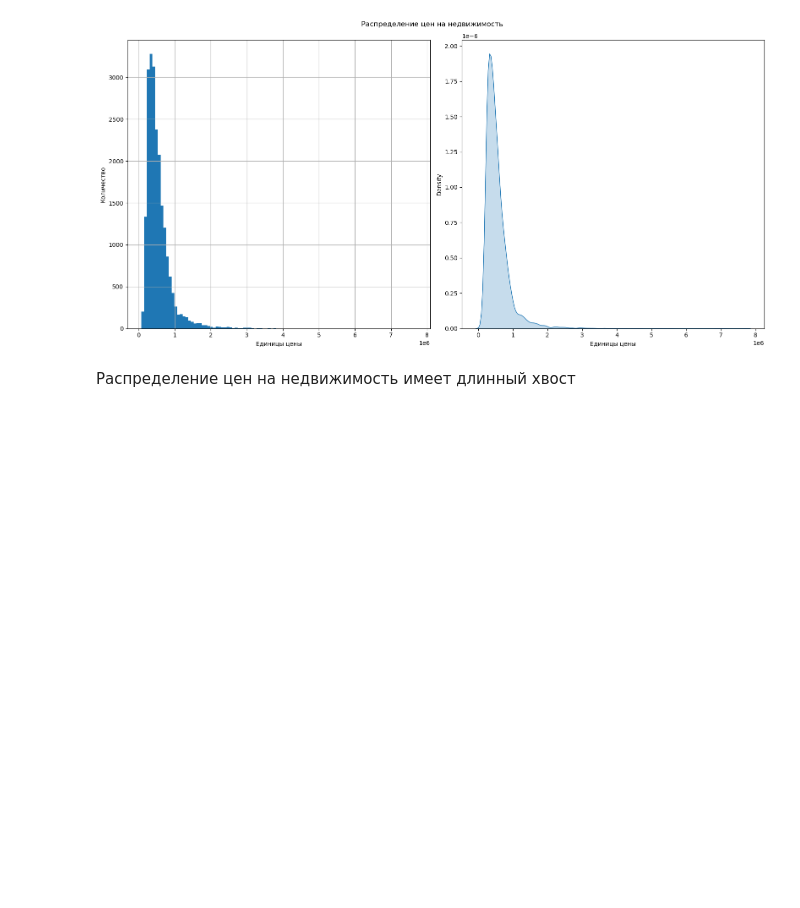
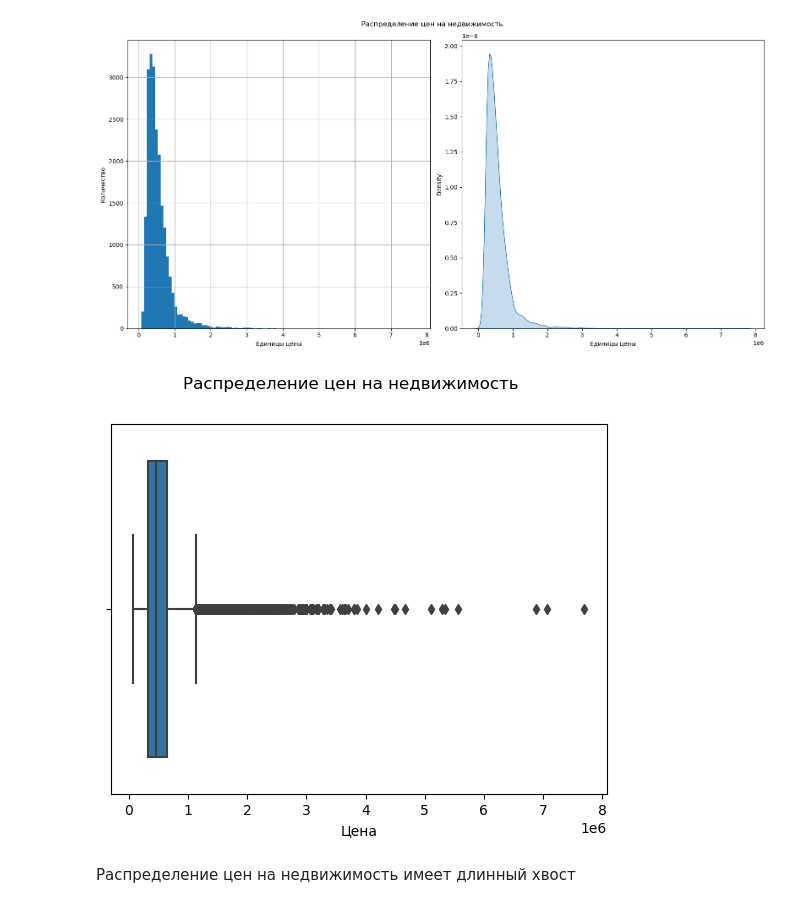
Before and after one commit to dnlygvtv/Python_for_Data_Science_HWs, a Jupyter notebook: HW/HW_4.ipynb, the cells around one changed output. Saved outputs shown, nothing was run; the diff lists cells and outputs as text; code cells hidden in the pictures; blank space fills up the shorter version.

```diff
--- a/HW/HW_4.ipynb
+++ b/HW/HW_4.ipynb
@@ -69,6 +69,12 @@ plt.tight_layout()
 plt.show()
 # %% [output]
 [figure]
+# %%
+sns.boxplot(data=df, x='price', whis=1.5)
+plt.suptitle('Распределение цен на недвижимость')
+plt.xlabel('Цена');
+# %% [output]
+[figure, added]
 # %% [markdown]
 Распределение цен на недвижимость имеет длинный хвост
 # %%
```
